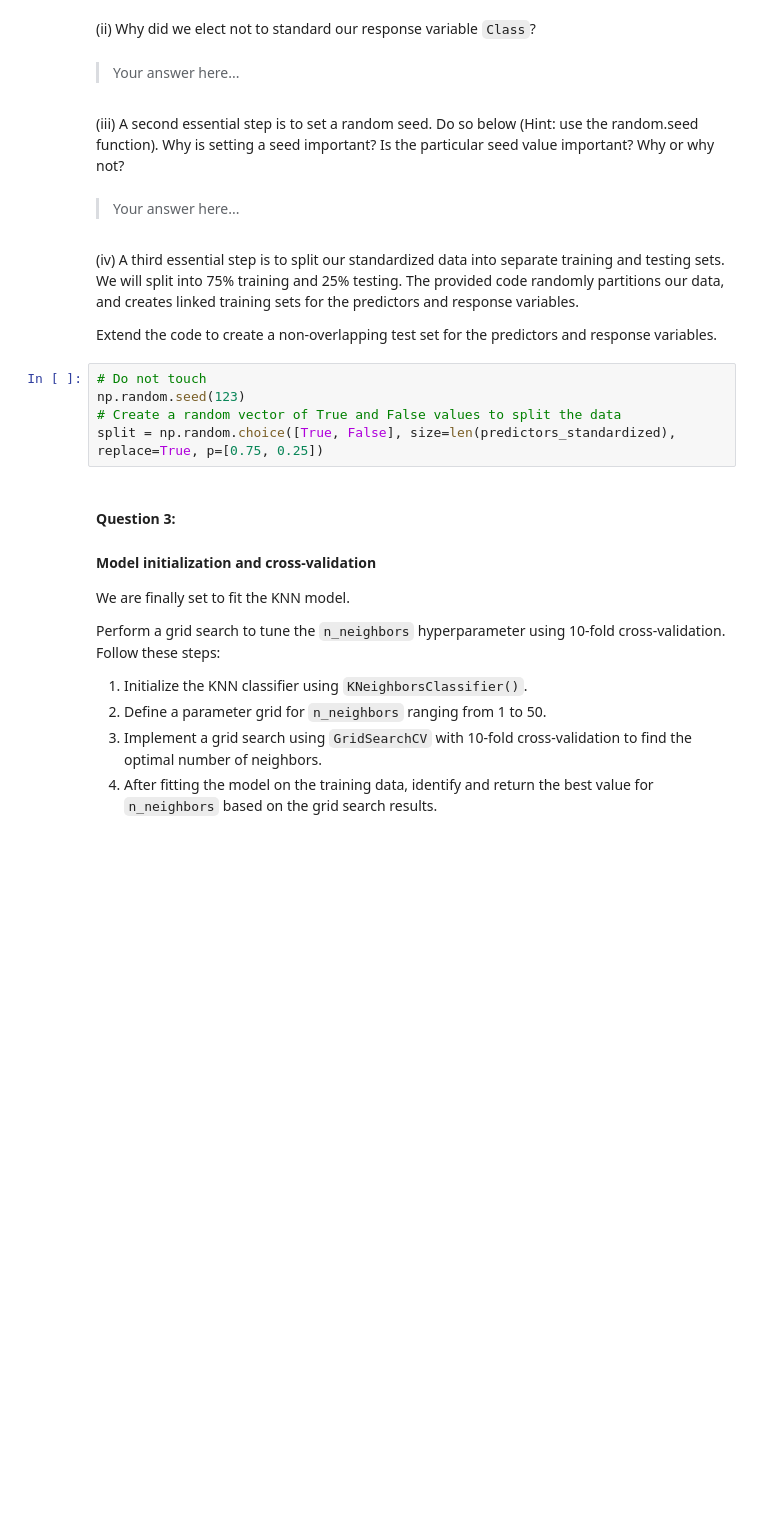
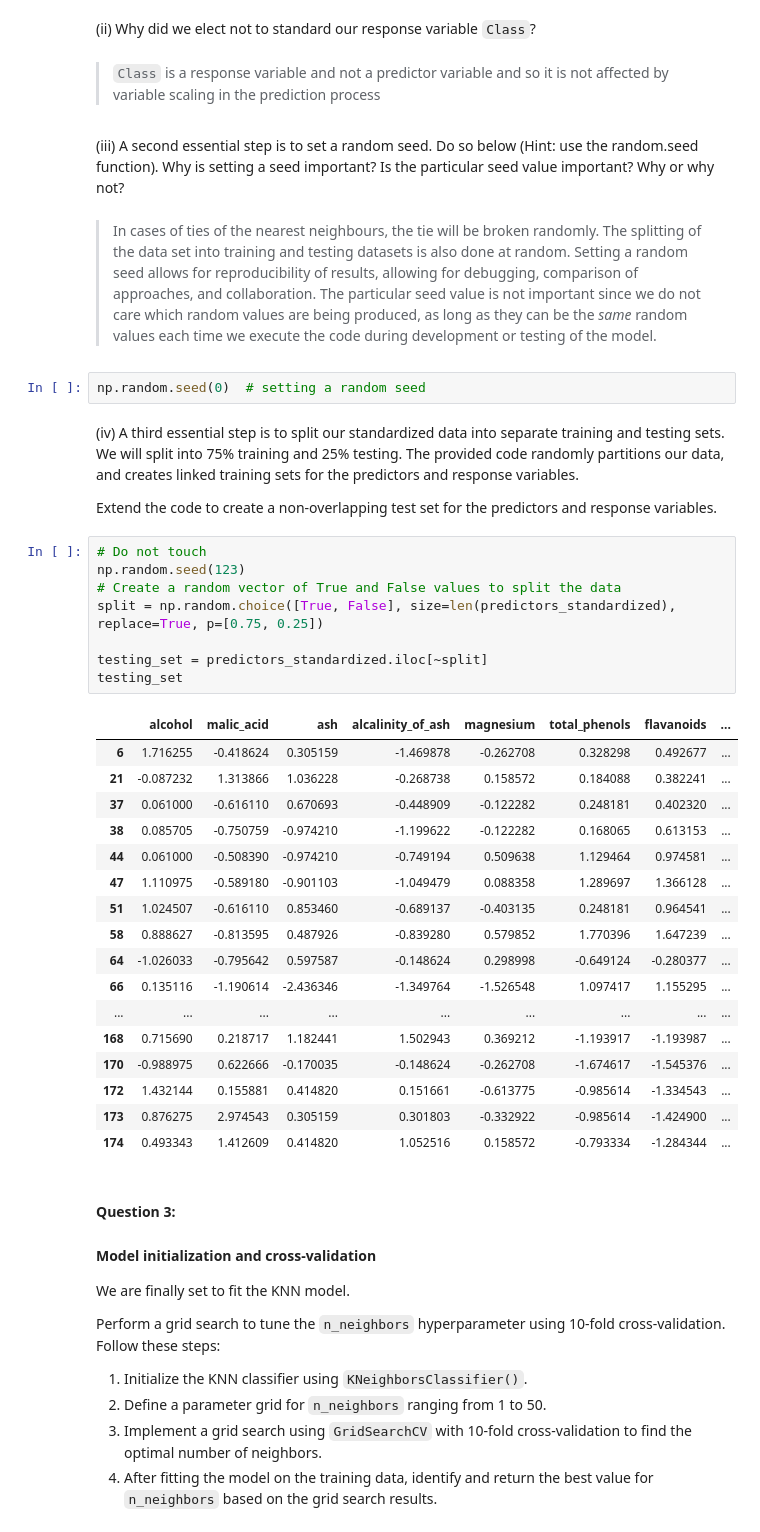
Before and after one commit to dnysius/LCR, a Jupyter notebook: 02_activities/assignments/assignment_1.ipynb, the cells around one changed output. Drawn from its saved outputs; the diff is of its cells as text; blank space fills up the shorter version.

```diff
--- a/02_activities/assignments/assignment_1.ipynb
+++ b/02_activities/assignments/assignment_1.ipynb
@@ -144,11 +165,13 @@ print(predictors_standardized.head())
 # %% [markdown]
 (ii) Why did we elect not to standard our response variable `Class`?
 # %% [markdown]
-> Your answer here...
+> `Class` is a response variable and not a predictor variable and so it is not affected by variable scaling in the prediction process
 # %% [markdown]
 (iii) A second essential step is to set a random seed. Do so below (Hint: use the random.seed function). Why is setting a seed important? Is the particular seed value important? Why or why not?
 # %% [markdown]
-> Your answer here...
+> In cases of ties of the nearest neighbours, the tie will be broken randomly. The splitting of the data set into training and testing datasets is also done at random. Setting a random seed allows for reproducibility of results, allowing for debugging, comparison of approaches, and collaboration. The particular seed value is not important since we do not care which random values are being produced, as long as they can be the *same* random values each time we execute the code during development or testing of the model.
+# %%
+np.random.seed(0)  # setting a random seed
 # %% [markdown]
 (iv) A third essential step is to split our standardized data into separate training and testing sets. We will split into 75% training and 25% testing. The provided code randomly partitions our data, and creates linked training sets for the predictors and response variables.
 
@@ -156,8 +179,29 @@ Extend the code to create a non-overlapping test set for the predictors and resp
 # %%
 # Do not touch
 np.random.seed(123)
 # Create a random vector of True and False values to split the data
 split = np.random.choice([True, False], size=len(predictors_standardized), replace=True, p=[0.75, 0.25])
+
+testing_set = predictors_standardized.iloc[~split]
+testing_set
+# %% [output]
+|  | alcohol | malic_acid | ash | alcalinity_of_ash | magnesium | total_phenols | flavanoids | ... |
+| 6 | 1.716255 | -0.418624 | 0.305159 | -1.469878 | -0.262708 | 0.328298 | 0.492677 | ... |
+| 21 | -0.087232 | 1.313866 | 1.036228 | -0.268738 | 0.158572 | 0.184088 | 0.382241 | ... |
+| 37 | 0.061000 | -0.616110 | 0.670693 | -0.448909 | -0.122282 | 0.248181 | 0.402320 | ... |
+| 38 | 0.085705 | -0.750759 | -0.974210 | -1.199622 | -0.122282 | 0.168065 | 0.613153 | ... |
+| 44 | 0.061000 | -0.508390 | -0.974210 | -0.749194 | 0.509638 | 1.129464 | 0.974581 | ... |
+| 47 | 1.110975 | -0.589180 | -0.901103 | -1.049479 | 0.088358 | 1.289697 | 1.366128 | ... |
+| 51 | 1.024507 | -0.616110 | 0.853460 | -0.689137 | -0.403135 | 0.248181 | 0.964541 | ... |
+| 58 | 0.888627 | -0.813595 | 0.487926 | -0.839280 | 0.579852 | 1.770396 | 1.647239 | ... |
+| 64 | -1.026033 | -0.795642 | 0.597587 | -0.148624 | 0.298998 | -0.649124 | -0.280377 | ... |
+| 66 | 0.135116 | -1.190614 | -2.436346 | -1.349764 | -1.526548 | 1.097417 | 1.155295 | ... |
+| ... | ... | ... | ... | ... | ... | ... | ... | ... |
+| 168 | 0.715690 | 0.218717 | 1.182441 | 1.502943 | 0.369212 | -1.193917 | -1.193987 | ... |
+| 170 | -0.988975 | 0.622666 | -0.170035 | -0.148624 | -0.262708 | -1.674617 | -1.545376 | ... |
+| 172 | 1.432144 | 0.155881 | 0.414820 | 0.151661 | -0.613775 | -0.985614 | -1.334543 | ... |
+| 173 | 0.876275 | 2.974543 | 0.305159 | 0.301803 | -0.332922 | -0.985614 | -1.424900 | ... |
+| 174 | 0.493343 | 1.412609 | 0.414820 | 1.052516 | 0.158572 | -0.793334 | -1.284344 | ... |
 # %% [markdown]
 #### **Question 3:**
 #### Model initialization and cross-validation
```
Also changed, not shown: parts of 1 cell of this notebook.
